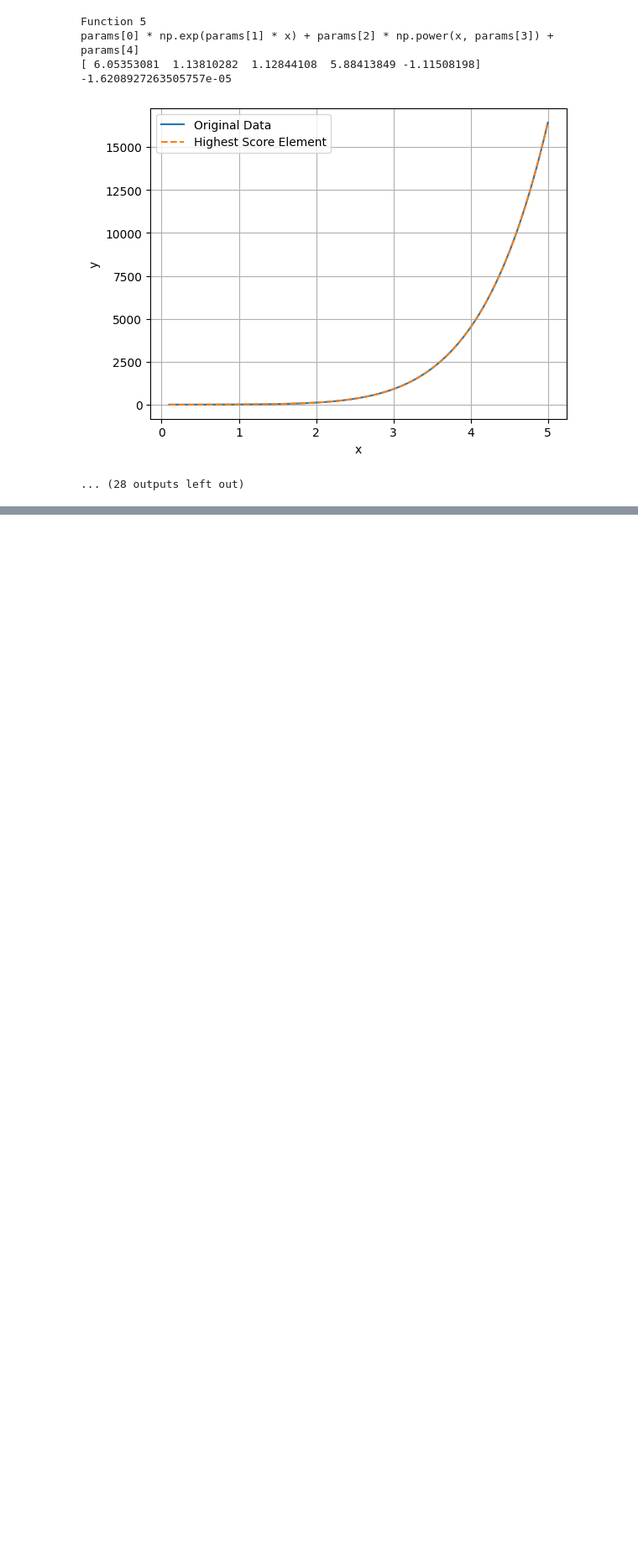
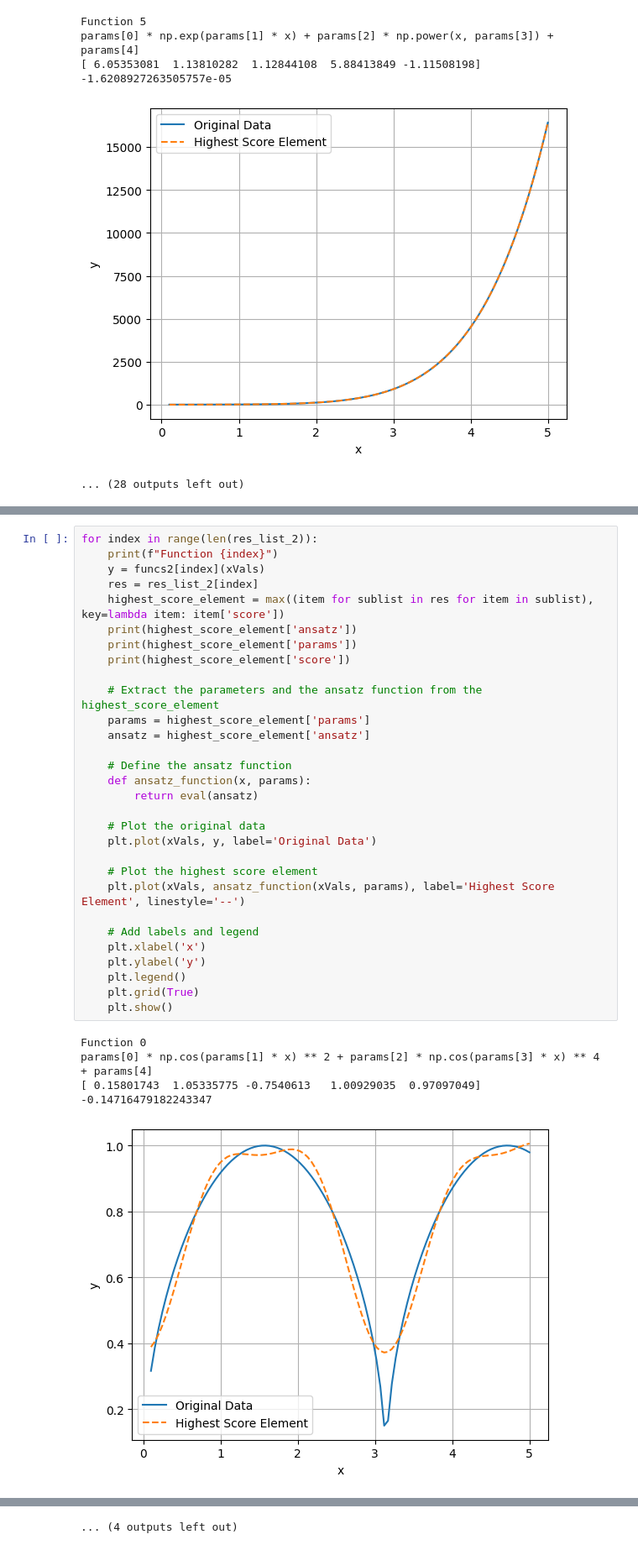
Before and after one commit to harveyThomas4692/llmlex, a Jupyter notebook: Examples/fit_functions.ipynb, the cells around one changed output, grey strips where cells are left out. Shown at 84% size. Cells and saved outputs as stored; diff of their text form; blank space fills up the shorter version.

```diff
--- a/Examples/fit_functions.ipynb
+++ b/Examples/fit_functions.ipynb
@@ -226,0 +390,36 @@ params[0] * np.exp(params[1] * x) + params[2] * np.power(x, params[3]) + params[
+# %%
+for index in range(len(res_list_2)):
+    print(f"Function {index}")
+    y = funcs2[index](xVals)
+    res = res_list_2[index]
+    highest_score_element = max((item for sublist in res for item in sublist), key=lambda item: item['score'])
+    print(highest_score_element['ansatz'])
+    print(highest_score_element['params'])
+    print(highest_score_element['score'])
+
+    # Extract the parameters and the ansatz function from the highest_score_element
+    params = highest_score_element['params']
+    ansatz = highest_score_element['ansatz']
+
+    # Define the ansatz function
+    def ansatz_function(x, params):
+        return eval(ansatz)
+
+    # Plot the original data
+    plt.plot(xVals, y, label='Original Data')
+
+    # Plot the highest score element
+    plt.plot(xVals, ansatz_function(xVals, params), label='Highest Score Element', linestyle='--')
+
+    # Add labels and legend
+    plt.xlabel('x')
+    plt.ylabel('y')
+    plt.legend()
+    plt.grid(True)
+    plt.show()
+# %% [output]
+Function 0
+params[0] * np.cos(params[1] * x) ** 2 + params[2] * np.cos(params[3] * x) ** 4 + params[4]
+[ 0.15801743  1.05335775 -0.7540613   1.00929035  0.97097049]
+-0.14716479182243347
+[figure, added]
@@ -226,0 +455 @@ params[0] * np.exp(params[1] * x) + params[2] * np.power(x, params[3]) + params[
+... (4 outputs left out)
```
Also changed, not shown: parts of 6 cells of this notebook, 1 other file.
